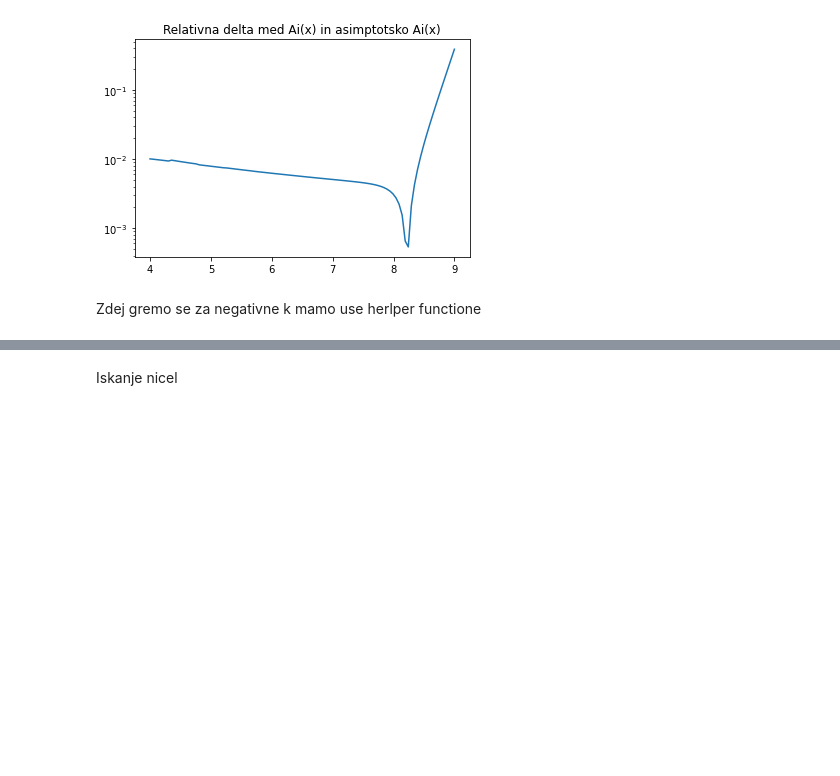
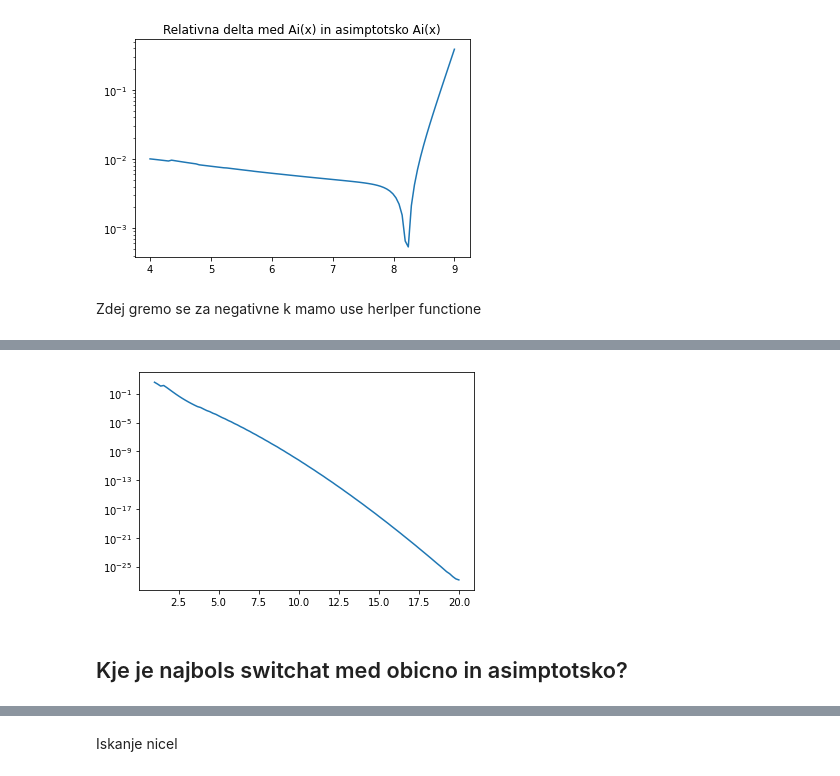
Before and after one commit to gregpr07/mafijski-praktikum, a Jupyter notebook: 1 - Aeryjeve funkcije/aeryjeve.ipynb, the cells around one changed output, grey strips where cells are left out. Drawn from its saved outputs; the diff is of its cells as text; code cells hidden in the pictures; blank space fills up the shorter version.

```diff
--- a/1 - Aeryjeve funkcije/aeryjeve.ipynb
+++ b/1 - Aeryjeve funkcije/aeryjeve.ipynb
@@ -317,0 +438,9 @@ plt.show()
+# %%
+plt.plot(t, Bi_errors/Bi_asimptotika)
+# plt.plot(t, Bi_errors)
+
+plt.yscale('log')
+# %% [output]
+[figure, added]
+# %% [markdown]
+## Kje je najbols switchat med obicno in asimptotsko?
```
Also changed, not shown: parts of 19 cells of this notebook, 4 other files.
